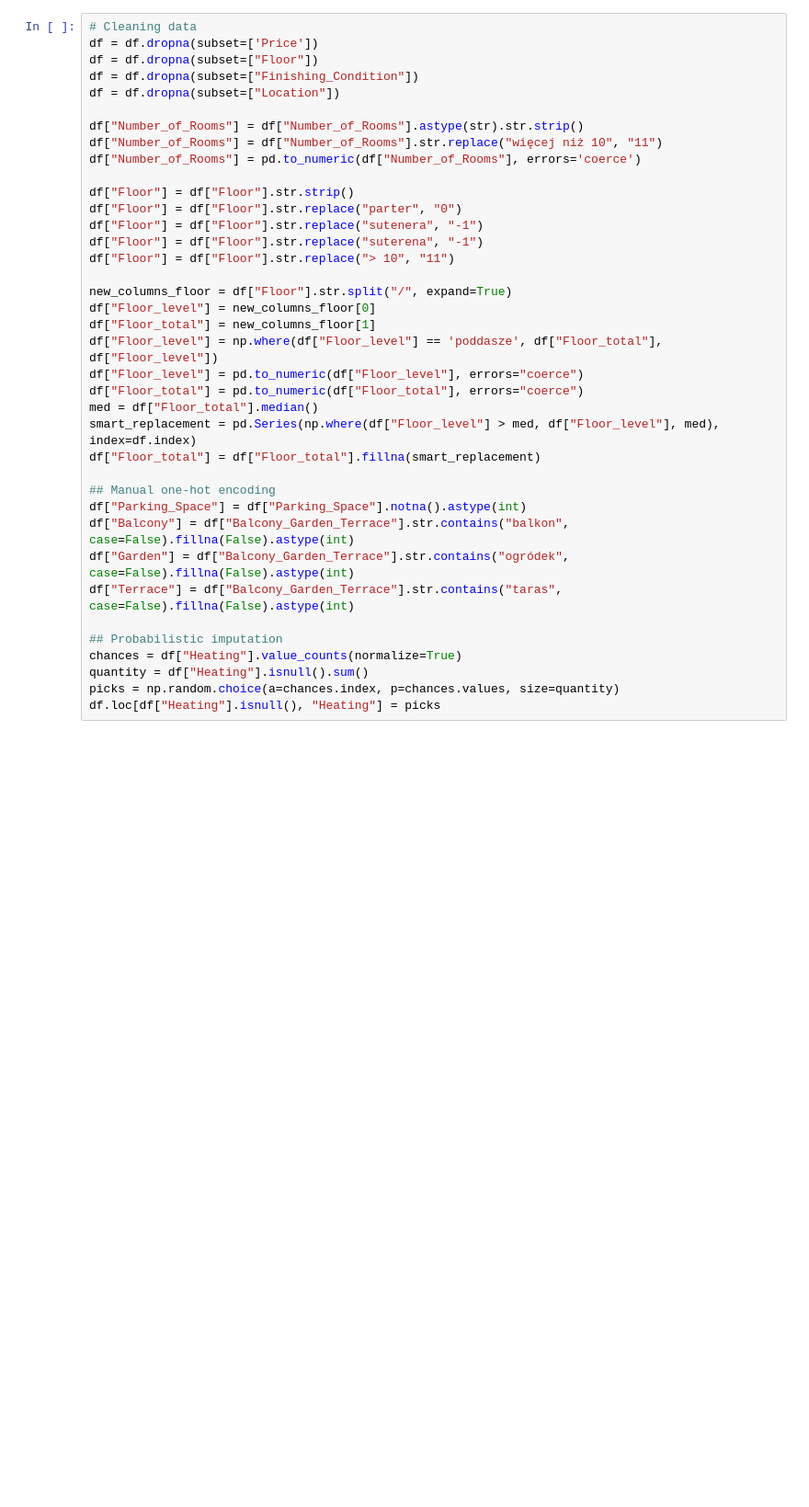
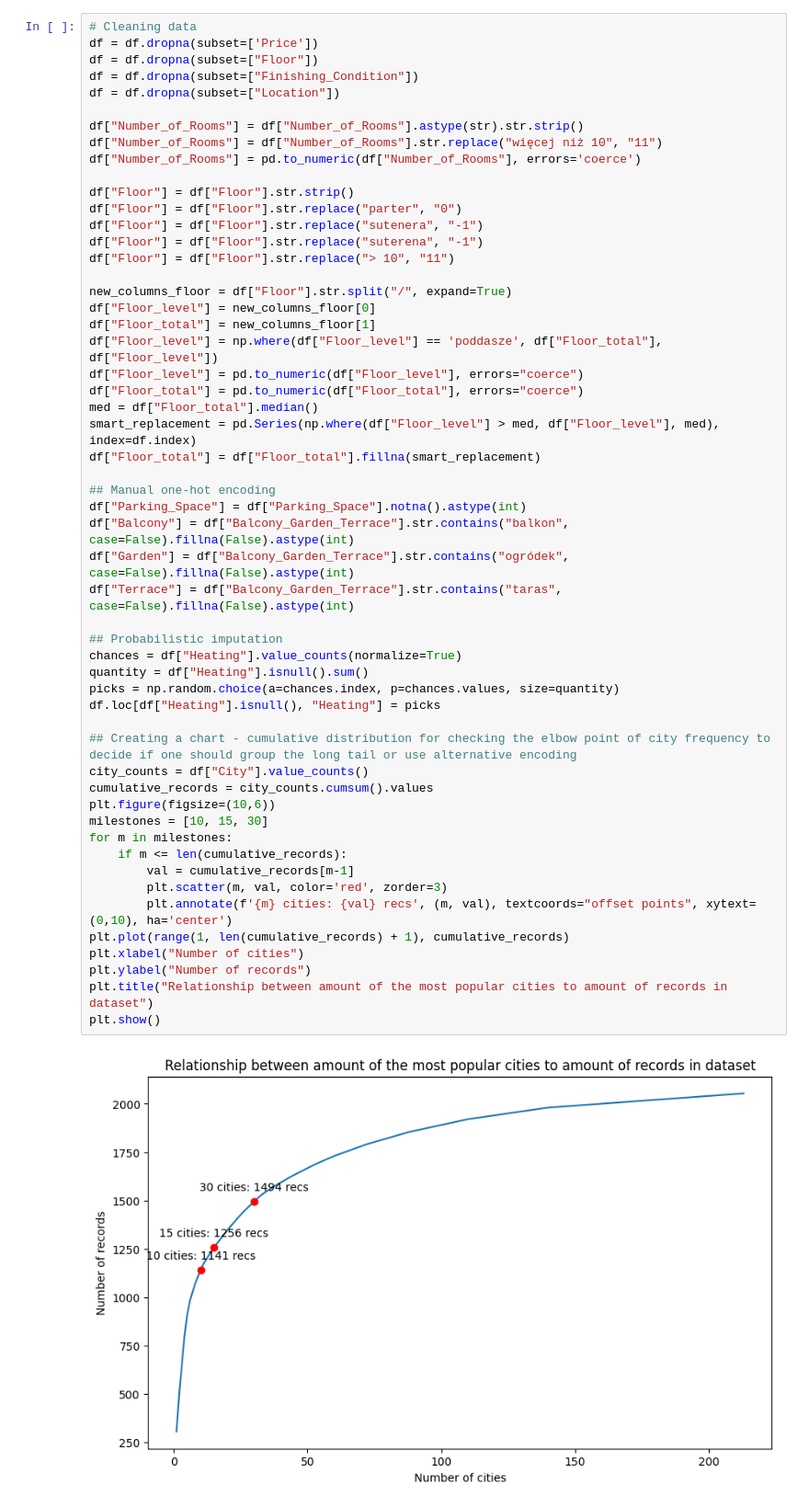
Before and after one commit to MatAbra06/otodom-analysis, a Jupyter notebook: main.ipynb, the cells around one changed output. Shown at 92% size. Drawn from its saved outputs; the diff is of its cells as text; blank space fills up the shorter version.

Commit message:
created a chart for help to take a decision about grouping cities to ml model

```diff
--- a/main.ipynb
+++ b/main.ipynb
@@ -60,30 +61,48 @@ df["Number_of_Rooms"] = df["Number_of_Rooms"].astype(str).str.strip()
 df["Number_of_Rooms"] = df["Number_of_Rooms"].str.replace("więcej niż 10", "11")
 df["Number_of_Rooms"] = pd.to_numeric(df["Number_of_Rooms"], errors='coerce')
 
 df["Floor"] = df["Floor"].str.strip()
 df["Floor"] = df["Floor"].str.replace("parter", "0")
 df["Floor"] = df["Floor"].str.replace("sutenera", "-1")
 df["Floor"] = df["Floor"].str.replace("suterena", "-1")
 df["Floor"] = df["Floor"].str.replace("> 10", "11")
 
 new_columns_floor = df["Floor"].str.split("/", expand=True)
 df["Floor_level"] = new_columns_floor[0]
 df["Floor_total"] = new_columns_floor[1]
 df["Floor_level"] = np.where(df["Floor_level"] == 'poddasze', df["Floor_total"], df["Floor_level"])
 df["Floor_level"] = pd.to_numeric(df["Floor_level"], errors="coerce")
 df["Floor_total"] = pd.to_numeric(df["Floor_total"], errors="coerce")
 med = df["Floor_total"].median()
 smart_replacement = pd.Series(np.where(df["Floor_level"] > med, df["Floor_level"], med), index=df.index)
 df["Floor_total"] = df["Floor_total"].fillna(smart_replacement)
 
 ## Manual one-hot encoding
 df["Parking_Space"] = df["Parking_Space"].notna().astype(int)
 df["Balcony"] = df["Balcony_Garden_Terrace"].str.contains("balkon", case=False).fillna(False).astype(int)
 df["Garden"] = df["Balcony_Garden_Terrace"].str.contains("ogródek", case=False).fillna(False).astype(int)
 df["Terrace"] = df["Balcony_Garden_Terrace"].str.contains("taras", case=False).fillna(False).astype(int)
 
 ## Probabilistic imputation
 chances = df["Heating"].value_counts(normalize=True)
 quantity = df["Heating"].isnull().sum()
 picks = np.random.choice(a=chances.index, p=chances.values, size=quantity)
 df.loc[df["Heating"].isnull(), "Heating"] = picks
+
+## Creating a chart - cumulative distribution for checking the elbow point of city frequency to decide if one should group the long tail or use alternative encoding
+city_counts = df["City"].value_counts()
+cumulative_records = city_counts.cumsum().values
+plt.figure(figsize=(10,6))
+milestones = [10, 15, 30]
+for m in milestones:
+    if m <= len(cumulative_records):
+        val = cumulative_records[m-1]
+        plt.scatter(m, val, color='red', zorder=3)
+        plt.annotate(f'{m} cities: {val} recs', (m, val), textcoords="offset points", xytext=(0,10), ha='center')
+plt.plot(range(1, len(cumulative_records) + 1), cumulative_records)
+plt.xlabel("Number of cities")
+plt.ylabel("Number of records")
+plt.title("Relationship between amount of the most popular cities to amount of records in dataset")
+plt.show()
+# %% [output]
+[figure, added]
```
Also changed, not shown: parts of 2 cells of this notebook.
